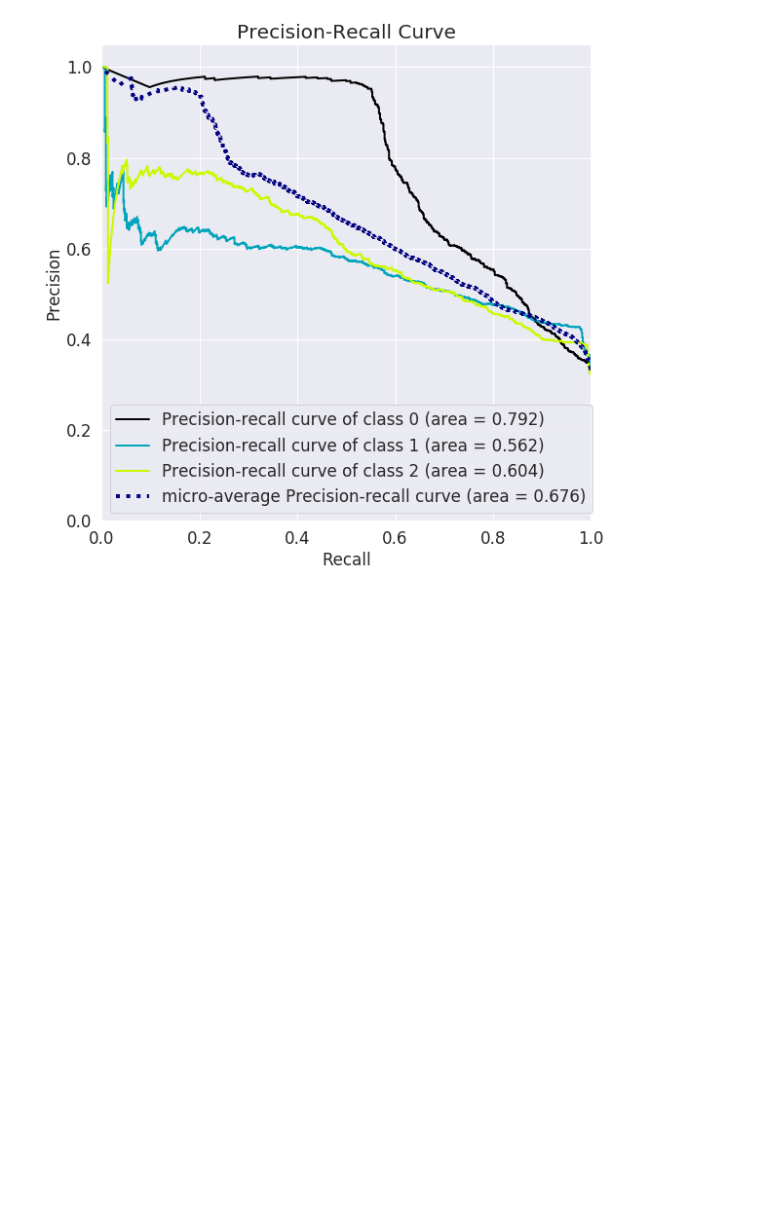
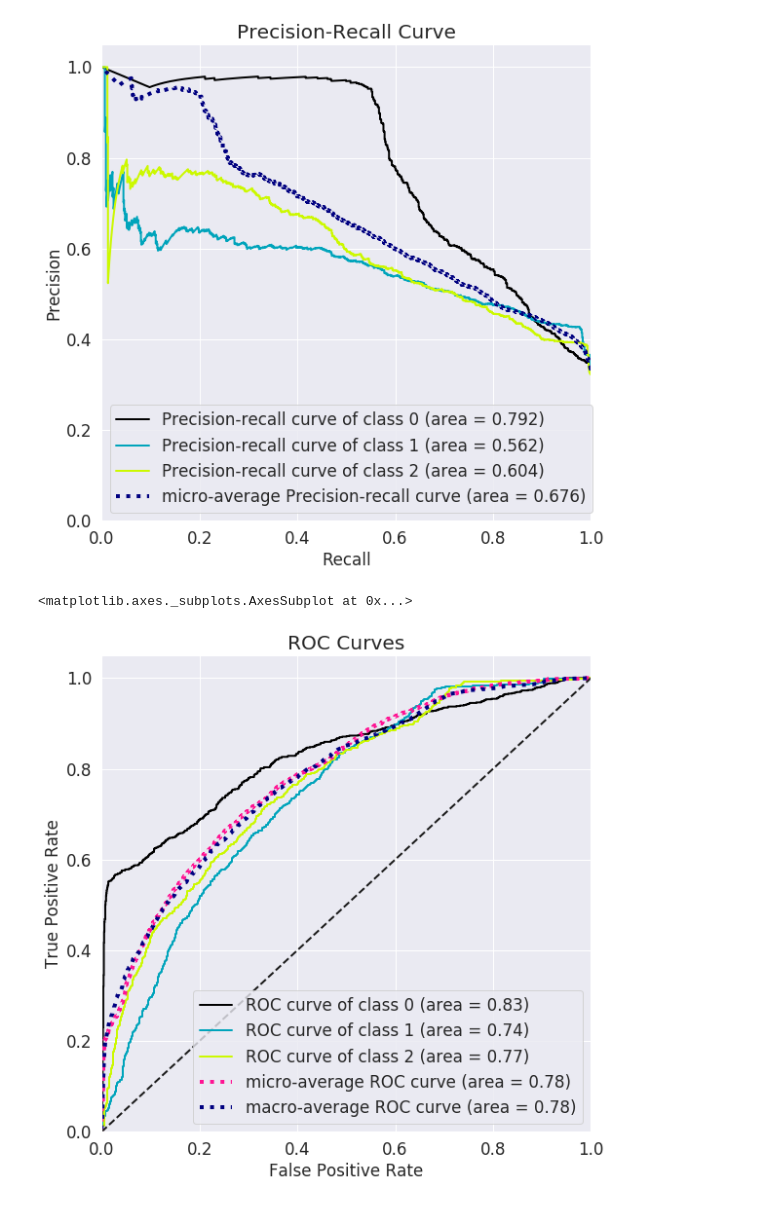
Before and after one commit to feliperamis/spotify-track-prediction, a Jupyter notebook: Practice2/NaiveBayes.ipynb, the cells around one changed output. Cells and saved outputs as stored; diff of their text form; code cells hidden in the pictures; blank space fills up the shorter version.

```diff
--- a/Practice2/NaiveBayes.ipynb
+++ b/Practice2/NaiveBayes.ipynb
@@ -115,3 +115,9 @@ skplt.metrics.plot_precision_recall_curve(y_test, probas,figsize = (9,9))
 # %% [output]
 <matplotlib.axes._subplots.AxesSubplot at 0x...>
 [figure]
+# %%
+import scikitplot.plotters as skplt
+skplt.plot_roc_curve(y_test, probas, figsize=(9,9))
+# %% [output]
+<matplotlib.axes._subplots.AxesSubplot at 0x...>
+[figure, added]
```
